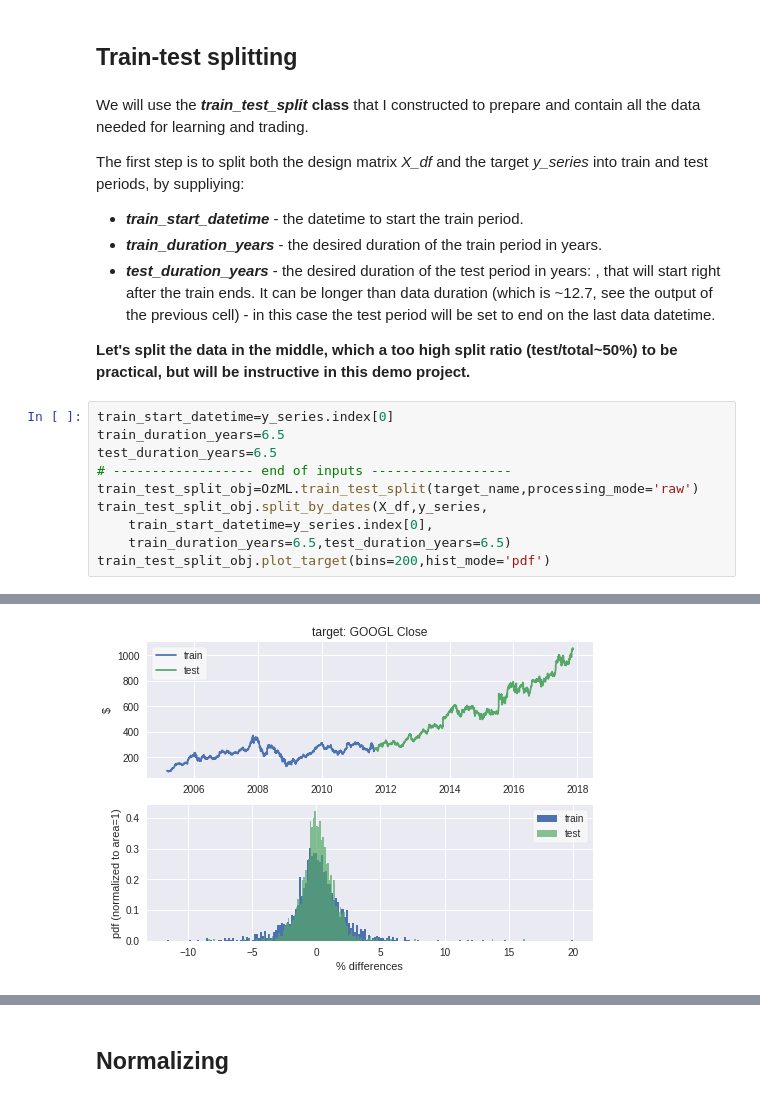
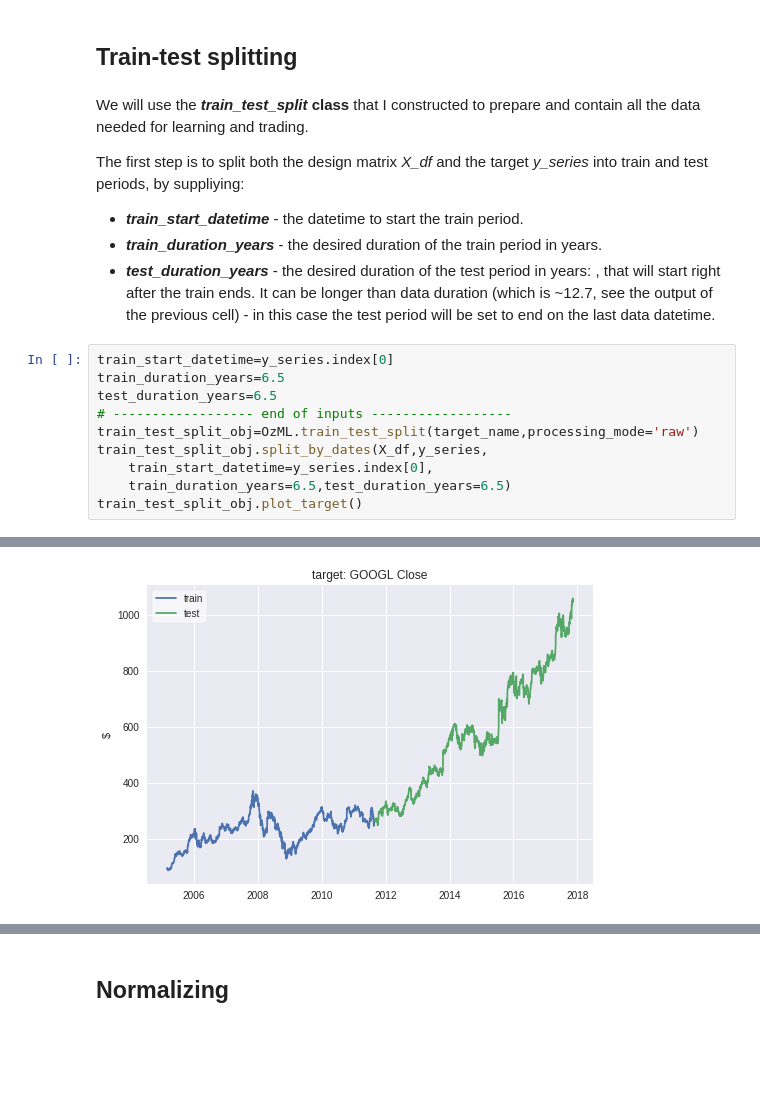
Before and after one commit to Ozziko/AlgoTradingAI, a Jupyter notebook: Oz_Livneh_Algo_Trading_AI.ipynb, the cells around one changed output, grey strips where cells are left out. Drawn from its saved outputs; the diff is of its cells as text; blank space fills up the shorter version.

```diff
--- a/Oz_Livneh_Algo_Trading_AI.ipynb
+++ b/Oz_Livneh_Algo_Trading_AI.ipynb
@@ -535,8 +585,6 @@ The first step is to split both the design matrix *X_df* and the target *y_serie
 * ***train_start_datetime*** - the datetime to start the train period.
 * ***train_duration_years*** - the desired duration of the train period in years.
 * ***test_duration_years*** - the desired duration of the test period in years: , that will start right after the train ends. It can be longer than data duration (which is ~12.7, see the output of the previous cell) - in this case the test period will be set to end on the last data datetime.
-
-**Let's split the data in the middle, which a too high split ratio (test/total~50%) to be practical, but will be instructive in this demo project.**
 # %%
 train_start_datetime=y_series.index[0]
 train_duration_years=6.5
@@ -546,5 +594,5 @@ train_test_split_obj=OzML.train_test_split(target_name,processing_mode='raw')
 train_test_split_obj.split_by_dates(X_df,y_series,
     train_start_datetime=y_series.index[0],
     train_duration_years=6.5,test_duration_years=6.5)
-train_test_split_obj.plot_target(bins=200,hist_mode='pdf')
+train_test_split_obj.plot_target()
 # %% [output]
@@ -556 +604 @@ train_test_split_obj.plot_target(bins=200,hist_mode='pdf')
-[figure, old version]
+[figure, new version]
```
Also changed, not shown: parts of 21 cells of this notebook.
